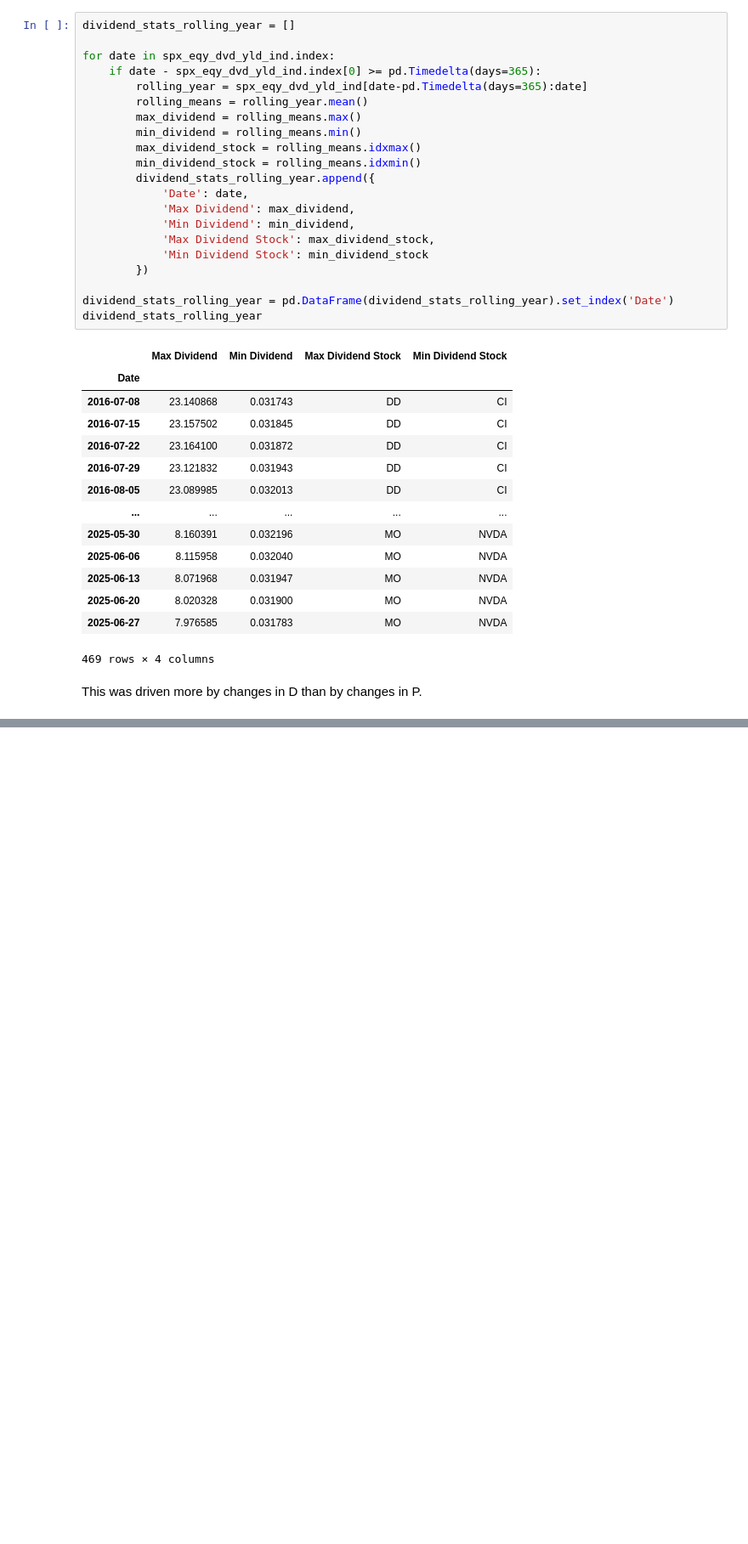
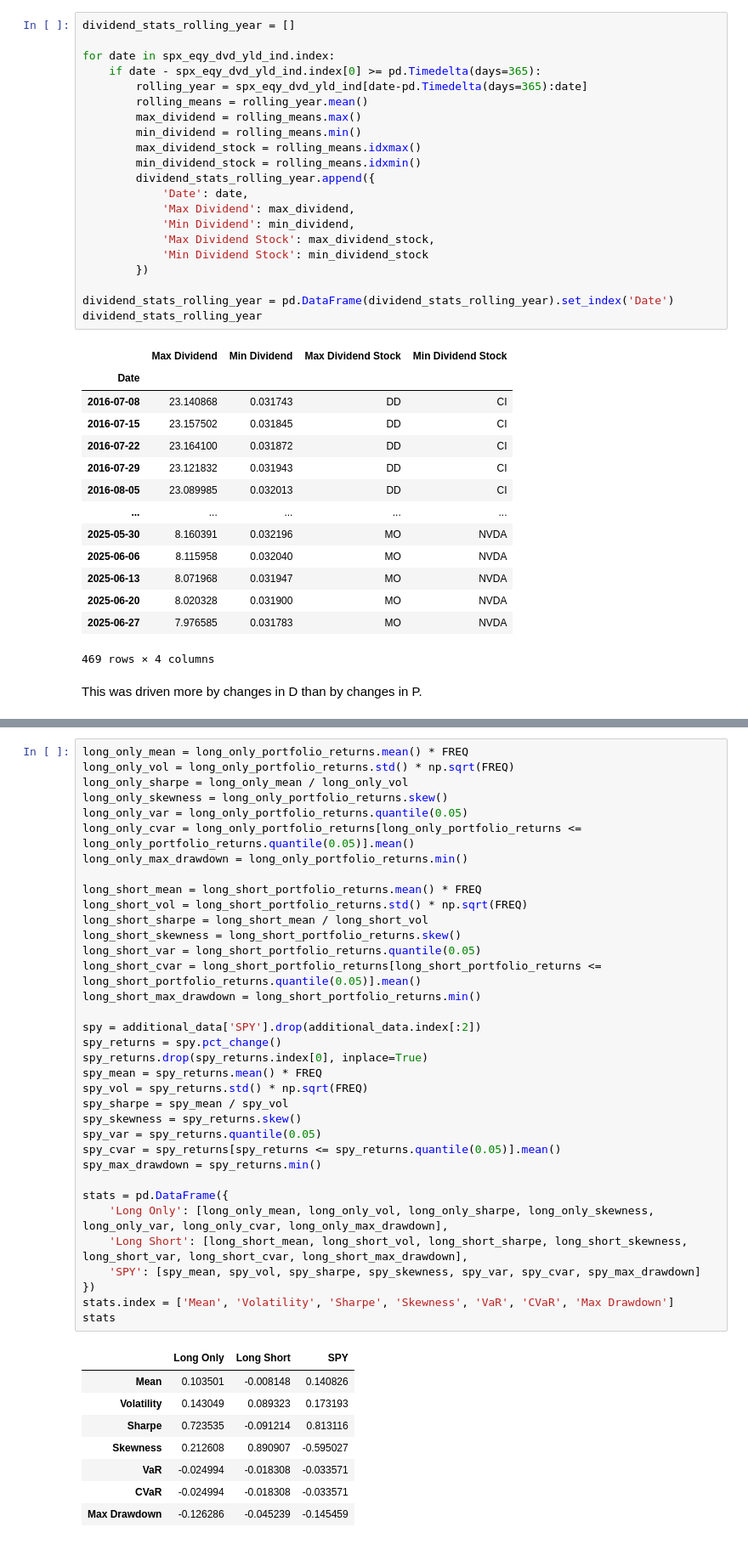
Before and after one commit to t-flora/portfolio-risk-mgmt, a Jupyter notebook: hw8/Homework8.ipynb, the cells around one changed output, grey strips where cells are left out. Shown at 85% size. Saved outputs shown, nothing was run; the diff lists cells and outputs as text; blank space fills up the shorter version.

```diff
--- a/hw8/Homework8.ipynb
+++ b/hw8/Homework8.ipynb
@@ -432,0 +569,44 @@ This was driven more by changes in D than by changes in P.
+# %%
+long_only_mean = long_only_portfolio_returns.mean() * FREQ
+long_only_vol = long_only_portfolio_returns.std() * np.sqrt(FREQ)
+long_only_sharpe = long_only_mean / long_only_vol
+long_only_skewness = long_only_portfolio_returns.skew()
+long_only_var = long_only_portfolio_returns.quantile(0.05)
+long_only_cvar = long_only_portfolio_returns[long_only_portfolio_returns <= long_only_portfolio_returns.quantile(0.05)].mean()
+long_only_max_drawdown = long_only_portfolio_returns.min()
+
+long_short_mean = long_short_portfolio_returns.mean() * FREQ
+long_short_vol = long_short_portfolio_returns.std() * np.sqrt(FREQ)
+long_short_sharpe = long_short_mean / long_short_vol
+long_short_skewness = long_short_portfolio_returns.skew()
+long_short_var = long_short_portfolio_returns.quantile(0.05)
+long_short_cvar = long_short_portfolio_returns[long_short_portfolio_returns <= long_short_portfolio_returns.quantile(0.05)].mean()
+long_short_max_drawdown = long_short_portfolio_returns.min()
+
+spy = additional_data['SPY'].drop(additional_data.index[:2])
+spy_returns = spy.pct_change()
+spy_returns.drop(spy_returns.index[0], inplace=True)
+spy_mean = spy_returns.mean() * FREQ
+spy_vol = spy_returns.std() * np.sqrt(FREQ)
+spy_sharpe = spy_mean / spy_vol
+spy_skewness = spy_returns.skew()
+spy_var = spy_returns.quantile(0.05)
+spy_cvar = spy_returns[spy_returns <= spy_returns.quantile(0.05)].mean()
+spy_max_drawdown = spy_returns.min()
+
+stats = pd.DataFrame({
+    'Long Only': [long_only_mean, long_only_vol, long_only_sharpe, long_only_skewness, long_only_var, long_only_cvar, long_only_max_drawdown],
+    'Long Short': [long_short_mean, long_short_vol, long_short_sharpe, long_short_skewness, long_short_var, long_short_cvar, long_short_max_drawdown],
+    'SPY': [spy_mean, spy_vol, spy_sharpe, spy_skewness, spy_var, spy_cvar, spy_max_drawdown]
+})
+stats.index = ['Mean', 'Volatility', 'Sharpe', 'Skewness', 'VaR', 'CVaR', 'Max Drawdown']
+stats
+# %% [output]
+|  | Long Only | Long Short | SPY |
+| Mean | 0.103501 | -0.008148 | 0.140826 |
+| Volatility | 0.143049 | 0.089323 | 0.173193 |
+| Sharpe | 0.723535 | -0.091214 | 0.813116 |
+| Skewness | 0.212608 | 0.890907 | -0.595027 |
+| VaR | -0.024994 | -0.018308 | -0.033571 |
+| CVaR | -0.024994 | -0.018308 | -0.033571 |
+| Max Drawdown | -0.126286 | -0.045239 | -0.145459 |
```
Also changed, not shown: parts of 6 cells of this notebook.
